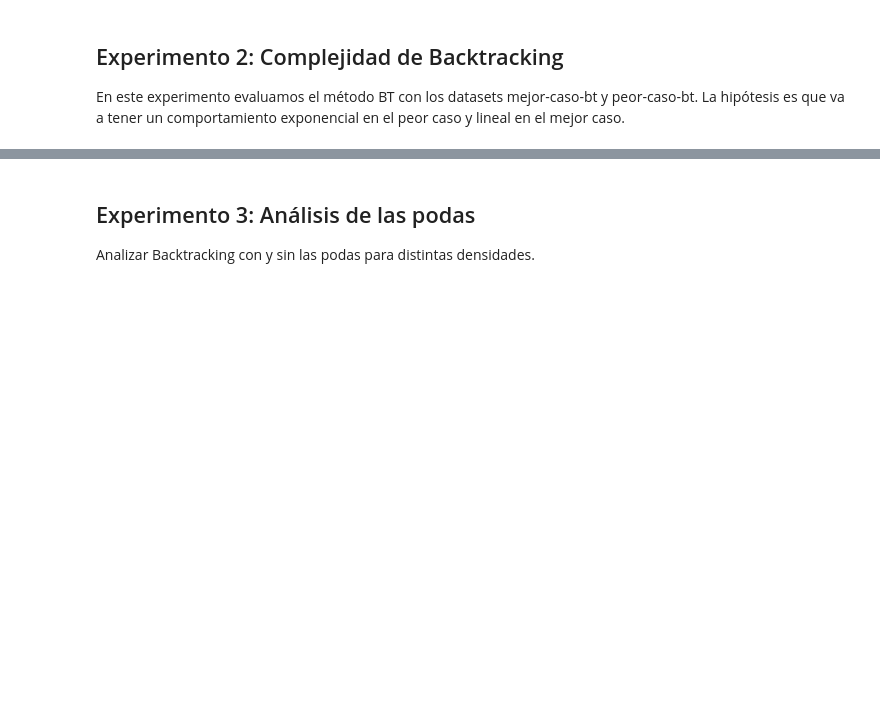
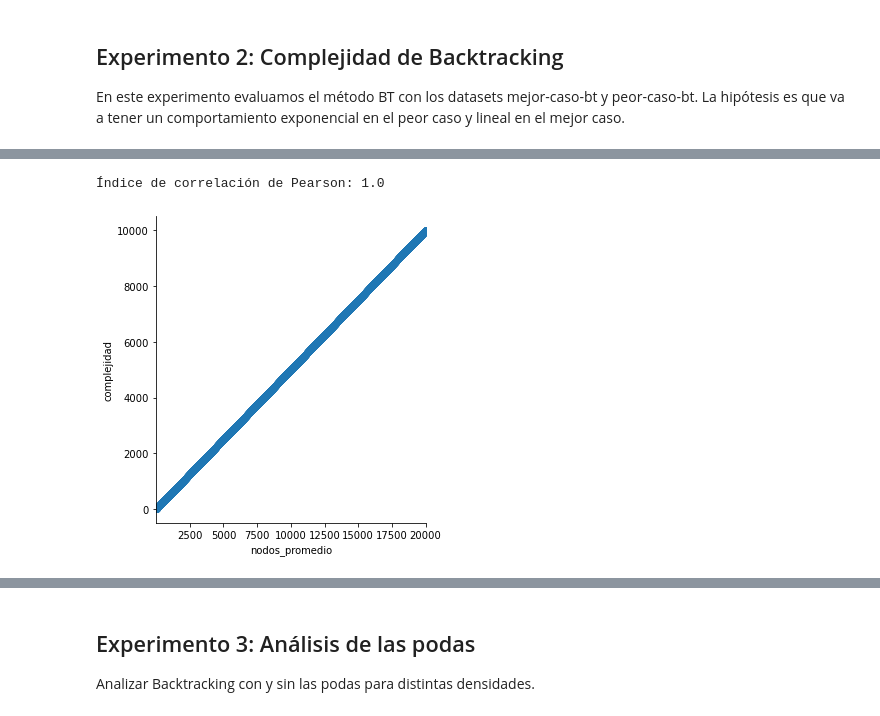
Before and after one commit to ZarthaxX/algo3-tp1, a Jupyter notebook: experimentacion/notebooks/analisis.ipynb, the cells around one changed output, grey strips where cells are left out. Saved outputs shown, nothing was run; the diff lists cells and outputs as text; code cells hidden in the pictures; blank space fills up the shorter version.

```diff
--- a/experimentacion/notebooks/analisis.ipynb
+++ b/experimentacion/notebooks/analisis.ipynb
@@ -121 +97,10 @@ plt.savefig("..\\graphs\\complejidad-BT-mejor-fact.svg");
+# %%
+df_BT_mejor_caso = df_resultados[(df_resultados["metodo"]=="BT") & (df_resultados["dataset"] == "BT-mejor-fact")].copy();
+df_BT_mejor_caso["complejidad"] = df_BT_mejor_caso["negocios"];
+fig = sns.lmplot(data=df_BT_mejor_caso, x="nodos_promedio", y="complejidad");
+plt.savefig("..\\graphs\\correlacion-BT-mejor-caso.svg");
+print("Índice de correlación de Pearson:", correlacion_pearson(df_BT_mejor_caso, "nodos_promedio", "complejidad"));
+# %% [output]
+Índice de correlación de Pearson: 1.0
+[figure, added]
 # %%
```
Also changed, not shown: parts of 35 cells of this notebook, 2 other files.
